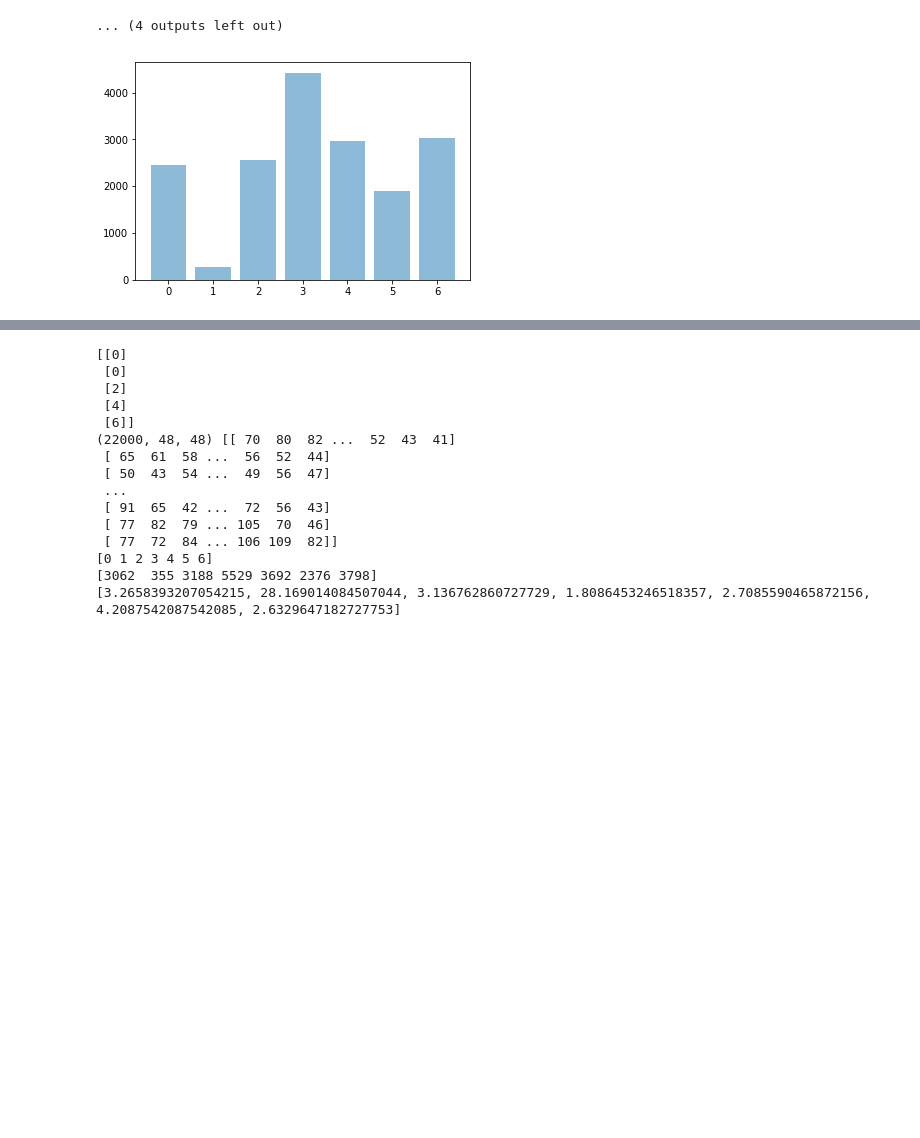
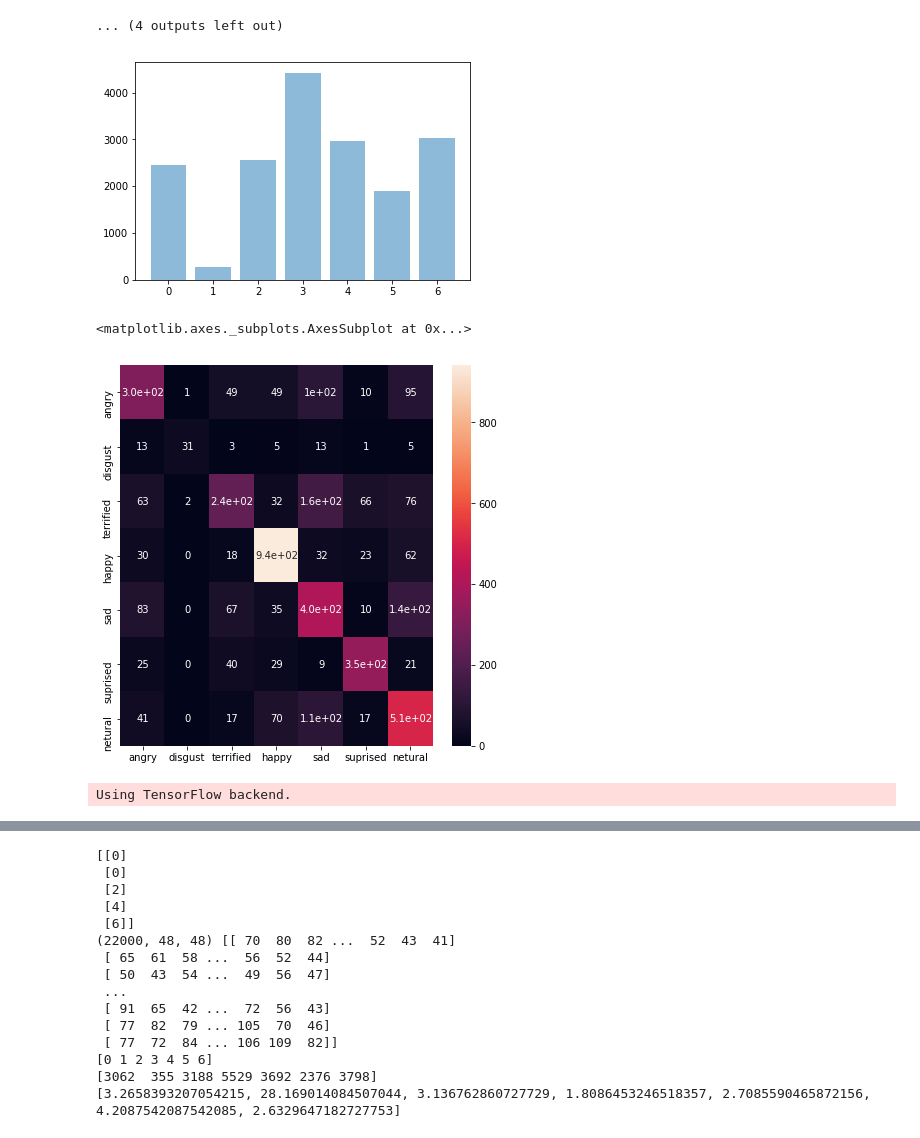
Before and after one commit to frankShih/face_classification_keras, a Jupyter notebook: expression_classification.ipynb, the cells around one changed output, grey strips where cells are left out. Drawn from its saved outputs; the diff is of its cells as text; code cells hidden in the pictures; blank space fills up the shorter version.

```diff
--- a/expression_classification.ipynb
+++ b/expression_classification.ipynb
@@ -650,15 +661,35 @@ wrong prediction probability
 [figure]
 [figure]
 ... (4 outputs left out)
-# %%
-plt.bar(range(7), [2450, 284, 2550, 4423, 2954, 1901, 3038], align='center', alpha=0.5)
-plt.show()
-# %% [output]
-[figure, removed]
+# %%
+plt.bar(range(7), [2450, 284, 2550, 4423, 2954, 1901, 3038], align='center', alpha=0.5)
+plt.show()
+
+import pandas as pd
+import seaborn as sn
+labels=['angry', 'disgust', 'terrified', 'happy', 'sad', 'suprised', 'netural']
+array = [
+ [305,   1,  49,  49, 103,  10,  95],
+ [ 13,  31,   3,   5,  13,   1,   5],
+ [ 63,   2, 237,  32, 162,  66,  76],
+ [ 30,   0,  18, 941,  32,  23,  62],
+ [ 83,   0,  67,  35, 405,  10, 138],
+ [ 25,   0,  40,  29,   9, 351,  21],
+ [ 41,   0,  17,  70, 109,  17, 506]]
+df_cm = pd.DataFrame(array, index = [i for i in labels],
+                  columns = [i for i in labels])
+plt.figure(figsize = (7,7))
+sn.heatmap(df_cm, annot=True)
+# %% [output]
+[figure, added]
+<matplotlib.axes._subplots.AxesSubplot at 0x...>
+[figure, added]
 # %%
 # ------------------- saving model ---------------------
 import h5py
 from keras.models import load_model, save_model
-model.save('models/09251301_dataAugMix_model.h5')
+# model.save('models/09251301_dataAugMix_model.h5')
+# %% [output]
+Using TensorFlow backend.
 # %%
 # ------------------- loading model --------------------
```
Also changed, not shown: parts of 3 cells of this notebook, 7 other files.
